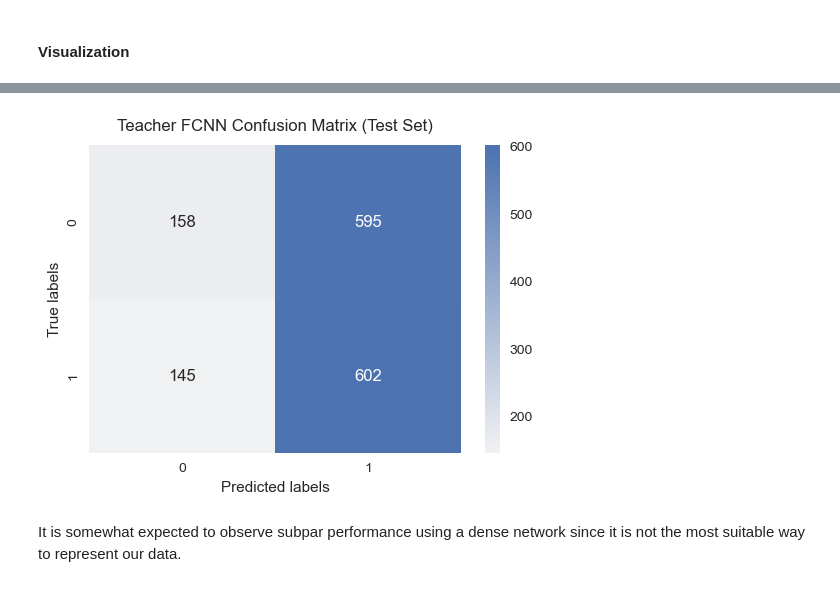
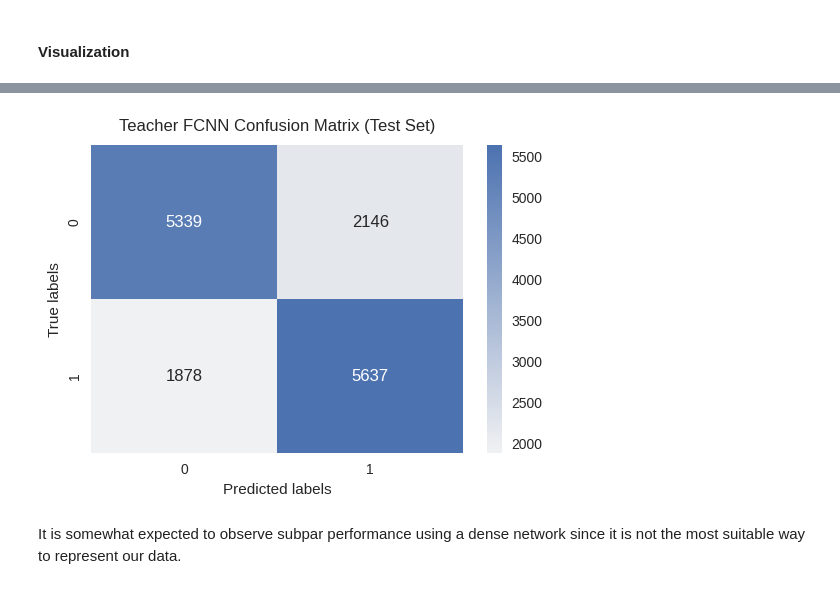
Before and after one commit to baron-de-montblanc/DL-Final-Project, a Jupyter notebook: workbook_FCNN.ipynb, the cells around one changed output, grey strips where cells are left out. Saved outputs shown, nothing was run; the diff lists cells and outputs as text; code cells hidden in the pictures.

Commit message:
finally found the bug in the preprocessing pipeline, now both models run smoothely

````diff
--- a/workbook_FCNN.ipynb
+++ b/workbook_FCNN.ipynb
@@ -35,15 +45,23 @@ plt.style.use("seaborn-v0_8")
 
 As a very first step, let's load in our data to see what it looks like. Our data has three attributes: "jet", "constituents", and "high-level" information about each jet. The jet attribute stores information about the *entire* jet: for example, the jet's mass and momentum. Meanwhile, the constituent attribute stores information about *each individual* particle that compose the jet: each particle's mass and momentum, for example. Finally, the high-level attribute stores variables "chosen in two separate studies of high level quantity based top taggers carried out by the ATLAS collaboration" (from the [reference manual](https://gitlab.cern.ch/atlas/ATLAS-top-tagging-open-data/-/tree/master?ref_type=heads)). These high-level variables aren't super important, and we instead wish to train our model on the constituent attributes, which provide the most information to identify our jets.
 # %%
-jet_data, jet_labels, jet_weights, jet_features = get_data("./data/reduced_atlas_dataset.h5", attribute="jet")
-cons_data, cons_labels, cons_weights, cons_features = get_data("./data/reduced_atlas_dataset.h5", attribute="constituents")
+jet_data, jet_labels, jet_weights, jet_features = get_data(
+    "./data/reduced_atlas_dataset.h5",
+    attribute="jet",
+)
+
+cons_data, cons_labels, cons_weights, cons_features = get_data(
+    "./data/train.h5",
+    attribute="constituents",
+    max_items=MAX_ITEMS
+)
 
 print("---------- Jet-level data ----------------")
 print("Data shape [input_size, num_features]:", jet_data.shape)
 print("Feature names:", [human_feature(f) for f in jet_features],"\n")
 
 print("---------- Constituent-level data ----------------")
-print("Data shape [input_size, num_features, num_constituents]:", cons_data.shape)
+print("Data shape [input_size, num_constituents, num_features]:", cons_data.shape)
 print("Feature names:", [human_feature(f) for f in cons_features])
 # %% [output]
 ---------- Jet-level data ----------------
@@ -74,7 +92,7 @@ At the constituent level, it is much harder (even for the human eye) to distingu
 
 The raw constituent-level data is unsuitable for training a deep neural network. First, the dynamic range in the energy and momentum needs to be accounted for. Next, the $\eta$ and $\phi$ don't contribute much information in their raw state, and must be transformed using the physically appropriate equations. This is done via the ```preprocess.consituent_preprocess``` function, adapted directly from the ATLAS collaboration.
 # %%
-pre_cons_data, pre_cons_features = constituent_preprocess(cons_data, cons_features)
+pre_cons_data, pre_cons_features = constituent_preprocess(cons_data, cons_features, max_constits=80)
 
 print("Preprocessed constituent data shape:", pre_cons_data.shape)
 print("Preprocessed features:", pre_cons_features)
@@ -96,12 +112,14 @@ As a first step, we would like to ensure that we understand how to implement tra
 # %% [markdown]
 First, we will train the Teacher FCNN on constituent-level data.
 # %%
-from model import TeacherFCNN, train_one_epoch, test
+from model import JetFCNN, train_one_epoch, test
+
+num_features=int(pre_cons_data.shape[1]*pre_cons_data.shape[2])
 
 # model initialization
-teacher_fcnn = TeacherFCNN(num_features=int(pre_cons_data.shape[1]*pre_cons_data.shape[2]))
+teacher_fcnn = JetFCNN(num_features=num_features, num_hidden_layers=2)
 criterion = nn.BCELoss(reduction='none')
-optimizer = optim.Adam(teacher_fcnn.parameters(), lr=1.2e-5, weight_decay=1e-5)
+optimizer = optim.Adam(teacher_fcnn.parameters(), lr=LR)
 
 # Device configuration
 device = torch.device("cuda" if torch.cuda.is_available() else "cpu")
@@ -110,15 +128,15 @@ teacher_fcnn.to(device)
 
 # Data preparation
 train_set, val_set, test_set = standardize_split(pre_cons_data, cons_labels, cons_weights, train_split=0.7, val_split=0.15)
-train_loader = DataLoader(train_set, batch_size=12, shuffle=True)
-val_loader = DataLoader(val_set, batch_size=12, shuffle=True)
-test_loader = DataLoader(test_set, batch_size=12, shuffle=True)
+train_loader = DataLoader(train_set, batch_size=BATCH_SZ, shuffle=True)
+val_loader = DataLoader(val_set, batch_size=BATCH_SZ, shuffle=True)
+test_loader = DataLoader(test_set, batch_size=BATCH_SZ, shuffle=True)
 
 loss_list, acc_list = [], []
 val_loss_list, val_acc_list = [], []
 
-num_epochs = 50
-for epoch in range(1,num_epochs+1):
+t0 = time.time()
+for epoch in range(1,NE+1):
 
     # training
     loss, acc = train_one_epoch(teacher_fcnn, device, train_loader, optimizer, criterion)
@@ -131,7 +149,7 @@ for epoch in range(1,num_epochs+1):
     val_acc_list.append(val_acc)
 
     if epoch%5 == 0:
-      print(f"Epoch {epoch:02d}\t Train loss: {loss:.4f}\t Train acc: {acc:.4f}\t"\
-            + f"Val loss: {val_loss:.4f}\t Val acc: {val_acc:.4f}"
+        print(f"E {epoch:02d} -- Train loss: {loss:.4f} -- Train acc: {acc:.4f} -- "\
+            + f"Val loss: {val_loss:.4f} -- Val acc: {val_acc:.4f} -- t elapsed: {time_elapsed(t0,time.time())} mins"
       )
 # %% [output]
@@ -167,16 +182,16 @@ plot_loss_and_accuracy(loss_list, val_loss_list, acc_list, val_acc_list)
 # %%
 from visualize import plot_confusion_matrices
 
 true = []
 pred = []
 for d, l, w in test_set:
     d = d.unsqueeze(0)  # at the batch dimension that the model expects
-    true.append(int(l))
-    pred.append(round(teacher_fcnn(d).item()))
+    true.append(int(l.item()))
+    pred.append(round(teacher_fcnn(d.to(device)).item()))
 
 plot_confusion_matrices(true, pred, "Teacher FCNN")
 # %% [output]
-[figure, old version]
+[figure, new version]
 # %% [markdown]
 It is somewhat expected to observe subpar performance using a dense network since it is not the most suitable way to represent our data.
 # %% [markdown]
````
Also changed, not shown: parts of 15 cells of this notebook, 5 other files.
